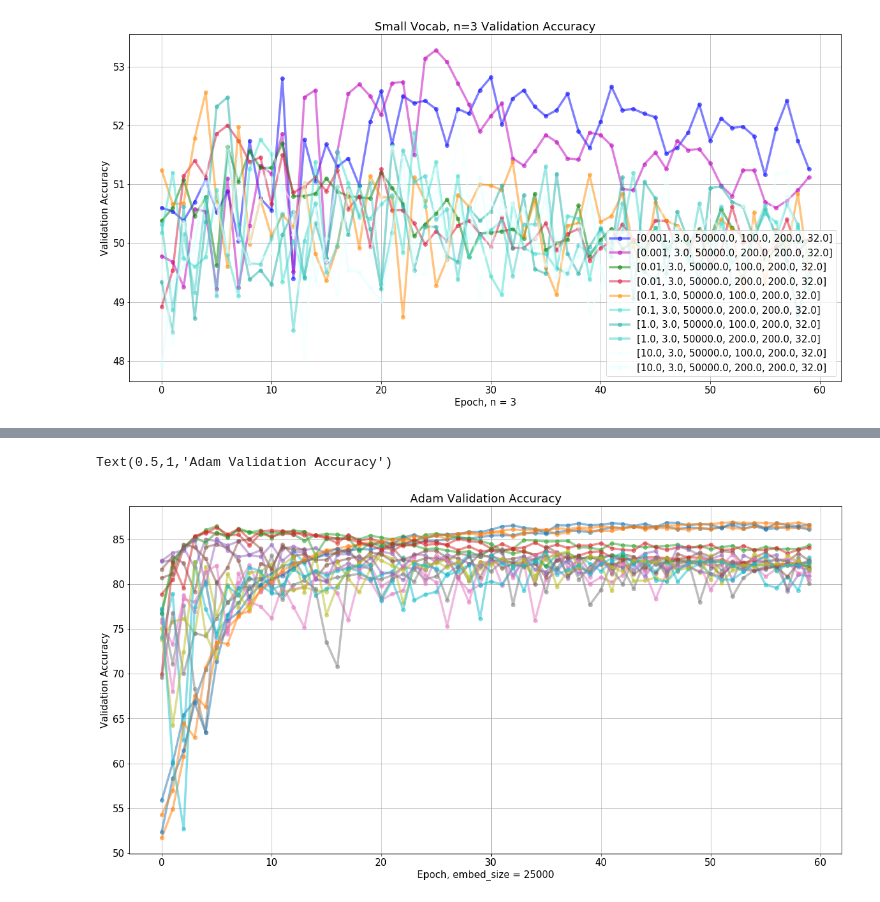
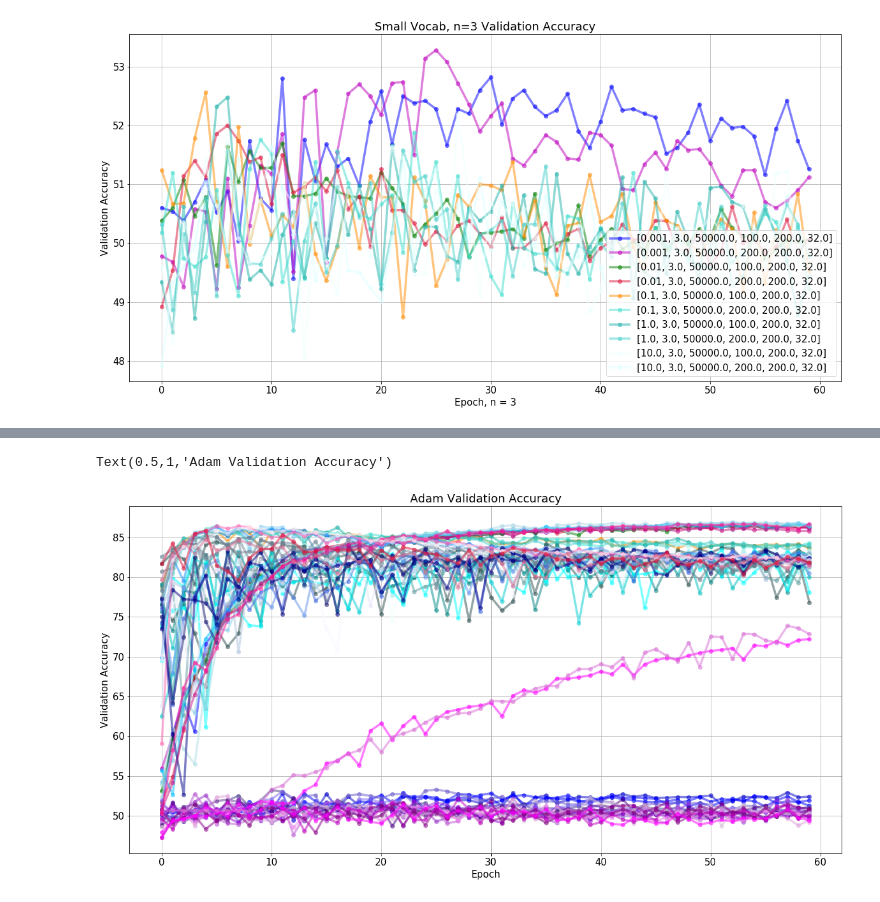
Before and after one commit to adcengiz/nlp, a Jupyter notebook: code/Assignment1/plots.ipynb, the cells around one changed output, grey strips where cells are left out. Drawn from its saved outputs; the diff is of its cells as text; code cells hidden in the pictures.

```diff
--- a/code/Assignment1/plots.ipynb
+++ b/code/Assignment1/plots.ipynb
@@ -141,7 +141,7 @@ VOCAB_SIZE = 100000
 plt.figure(figsize=(20,10))
 
 ## FILTER
-lr_try = slow[(slow["ngrams"]==n)&(slow["vocab_size"]==VOCAB_SIZE)]
+lr_try = slow[(slow["ngrams"]==n)]
 first_last = [[],[]]
 val_accs = {}
 for i in [*range(lr_try.shape[0])]:
@@ -166,7 +166,7 @@ plt.ylabel("Validation Accuracy")
 plt.rcParams["font.size"] = 15
 
 ## it's a huge legend, but nice to see
-plt.legend(loc=4)
+# plt.legend(loc=4)
 
-plt.title("Large Vocab, n=3 Validation Accuracy")
+plt.title("Large Vocab, n=2 Validation Accuracy")
 # %% [output]
@@ -213,3 +213,34 @@ plt.title("Small Vocab, n=3 Validation Accuracy")
 # %% [output]
 Text(0.5,1,'Small Vocab, n=3 Validation Accuracy')
 [figure]
+# %%
+lr = 1
+
+plt.figure(figsize=(20,10))
+
+lr_try = slow[(slow["learning_rate"]==lr)]
+first_last = [[],[]]
+val_accs = {}
+for i in [*range(lr_try.shape[0])]:
+    val_accs[i] = [float(x) for x in [*lr_try.iloc[i]["val_acc"]]]
+
+for i in [*range(lr_try.shape[0])]:
+    plt.plot(val_accs[i],
+            linewidth=3.5,
+            alpha=0.5,
+            marker="o",
+             color=colors[i],
+            label=str([*lr_try[["ngrams","vocab_size","embedding_size","max_sentence_length","batch_size"]].iloc[i]]))
+
+    first_last[0].append(lr_try.iloc[i]["val_acc"][0])
+    first_last[1].append(lr_try.iloc[i]["val_acc"][-1])
+plt.xticks()
+plt.grid()
+# plt.yticks(np.array(first_last).ravel())
+
+plt.xlabel("Epoch")
+plt.ylabel("Validation Accuracy")
+plt.rcParams["font.size"] = 15
+# plt.legend()
+
+plt.title("lr = 1 Accuracy")
@@ -216,33 +250,34 @@ Text(0.5,1,'Small Vocab, n=3 Validation Accuracy')
 # %%
-EMBED_DIM = 200
+optimizer = "Adam"
 
 plt.figure(figsize=(20,10))
 
-lr_try = adam_slow[(adam_slow["embedding_size"]==EMBED_DIM)&(adam_slow["ngrams"] != 3)]
+lr_try = slow[(slow["optimizer"]==optimizer)]
 first_last = [[],[]]
 val_accs = {}
 for i in [*range(lr_try.shape[0])]:
     val_accs[i] = [float(x) for x in [*lr_try.iloc[i]["val_acc"]]]
 
 for i in [*range(lr_try.shape[0])]:
     plt.plot(val_accs[i],
             linewidth=3.5,
             alpha=0.5,
             marker="o",
+             color=colors[i],
             label=str([*lr_try[["ngrams","vocab_size","embedding_size","max_sentence_length","batch_size"]].iloc[i]]))
 
     first_last[0].append(lr_try.iloc[i]["val_acc"][0])
     first_last[1].append(lr_try.iloc[i]["val_acc"][-1])
 plt.xticks()
 plt.grid()
 # plt.yticks(np.array(first_last).ravel())
 
-plt.xlabel("Epoch, embed_size = " + str(VOCAB_SIZE))
+plt.xlabel("Epoch")
 plt.ylabel("Validation Accuracy")
 plt.rcParams["font.size"] = 15
 # plt.legend()
 
 plt.title("Adam Validation Accuracy")
 # %% [output]
 Text(0.5,1,'Adam Validation Accuracy')
-[figure, old version]
+[figure, new version]
```
Also changed, not shown: parts of 7 cells of this notebook, 4 other files.
